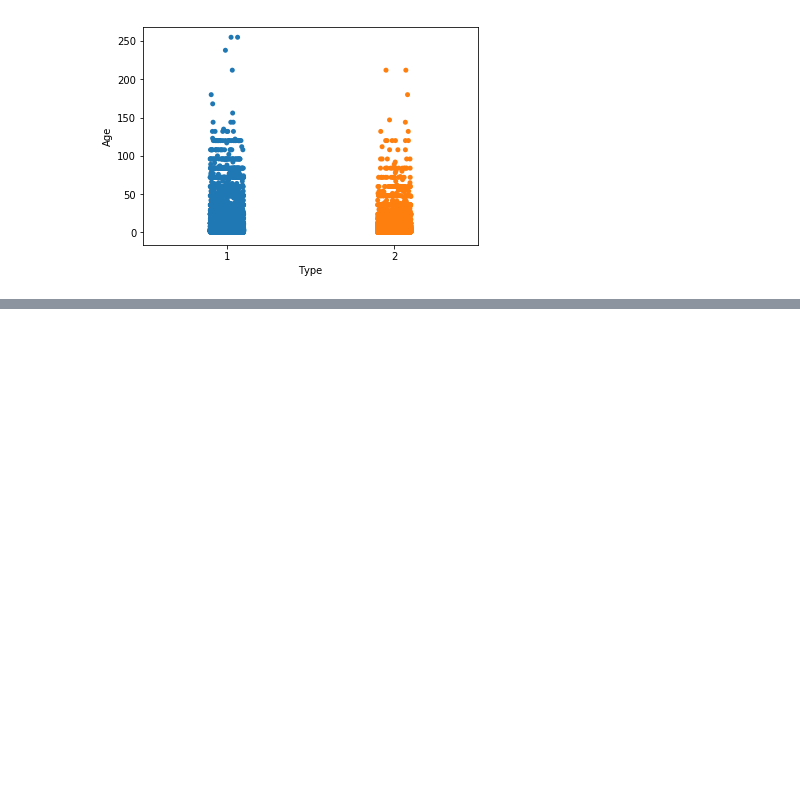
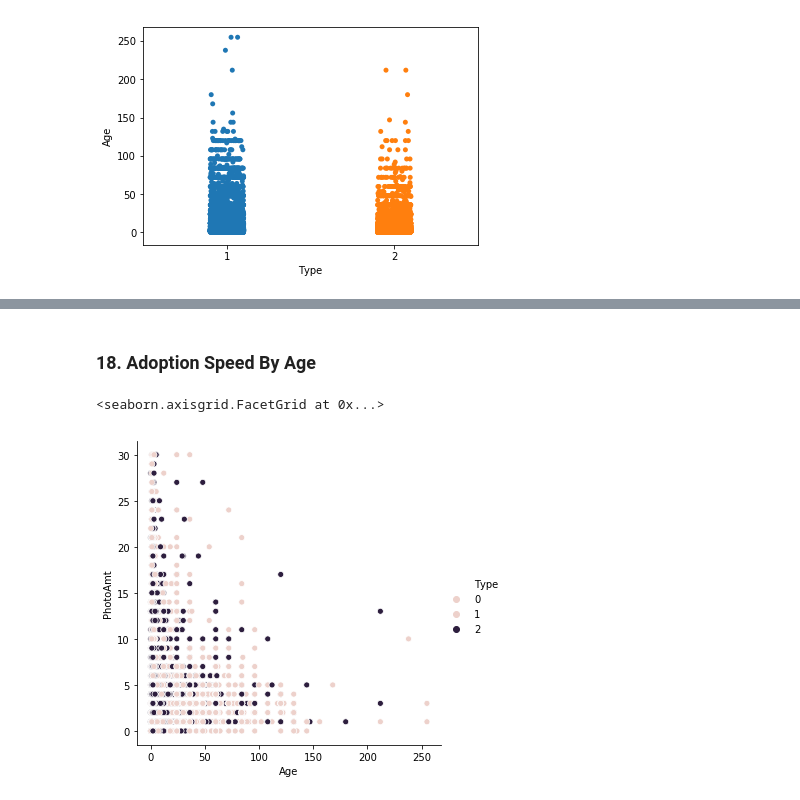
Before and after one commit to kagglebraker/PetAdoptionPrediction, a Jupyter notebook: EDA.ipynb, the cells around one changed output, grey strips where cells are left out. Saved outputs shown, nothing was run; the diff lists cells and outputs as text; code cells hidden in the pictures; blank space fills up the shorter version.

```diff
--- a/EDA.ipynb
+++ b/EDA.ipynb
@@ -193,0 +218,8 @@ plt.show()
+# %% [markdown]
+### 18. Adoption Speed By Age
+# %%
+#sns.relplot(x="Age", y="Fee", hue="AdoptionSpeed", data=pet_data)
+sns.relplot(x="Age", y="PhotoAmt",hue="Type", data=pet_data)
+# %% [output]
+<seaborn.axisgrid.FacetGrid at 0x...>
+[figure, added]
```
Also changed, not shown: parts of 21 cells of this notebook.
